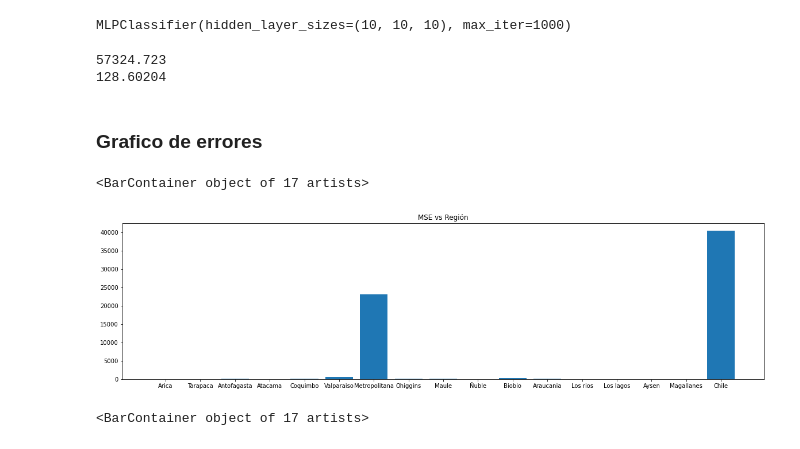
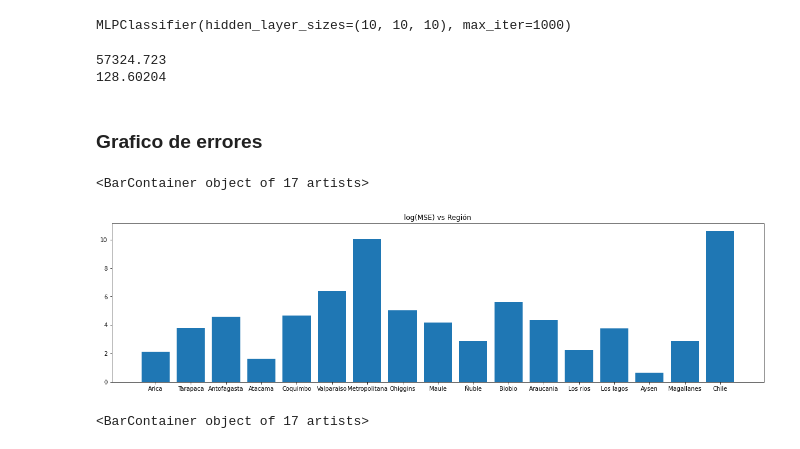
Before and after one commit to electronmaxi/Proyecto-IA, a Jupyter notebook: ProyectoIA.ipynb, the cells around one changed output. Saved outputs shown, nothing was run; the diff lists cells and outputs as text; code cells hidden in the pictures.

```diff
--- a/ProyectoIA.ipynb
+++ b/ProyectoIA.ipynb
@@ -307,12 +312,13 @@ mlp.fit(X_train, y_train.values.ravel())
 MLPClassifier(hidden_layer_sizes=(10, 10, 10), max_iter=1000)
 # %%
 predictions = mlp.predict(X_test)
-# %%
-print(mean_squared_error(y_test,predictions))
-print(mean_absolute_error(y_test,predictions))
-# %% [output]
-57324.723
-128.60204
+# %%
+#Vamos a analizar los datos con los errores entre las predicciones y los datos de prueba
+print(mean_squared_error(y_test,predictions))
+print(mean_absolute_error(y_test,predictions))
+# %% [output]
+57324.723
+128.60204
 # %% [markdown]
 ### Grafico de errores
 # %%
@@ -322,13 +329,20 @@ mae=[1.9489796,3.4336734,5.857143,1.5204082,5.678571,13.785714,94.395065,8.15816
     4.428571,0.79591835,2.4438775,124.418365]
 eje_x=['Arica','Tarapaca','Antofagasta','Atacama','Coquimbo','Valparaiso','Metropolitana','Ohiggins','Maule','Ñuble','Biobio',
        'Araucania','Los rios', 'Los lagos', 'Aysen', 'Magallanes', 'Chile']
+# %%
+from math import log
+msel=[]
+mael=[]
+for i in range(17):
+    msel.append(log(mse[i]))
+    mael.append(log(mae[i]))
 # %%
 plt.figure(figsize=(20,5))
-plt.title('MSE vs Región')
-plt.bar(eje_x, mse)
+plt.title('log(MSE) vs Región')
+plt.bar(eje_x, msel)
 # %% [output]
 <BarContainer object of 17 artists>
-[figure, old version]
+[figure, new version]
 # %%
 plt.figure(figsize=(20,5))
 plt.title('MAE vs Región')
```
Also changed, not shown: parts of 11 cells of this notebook.
